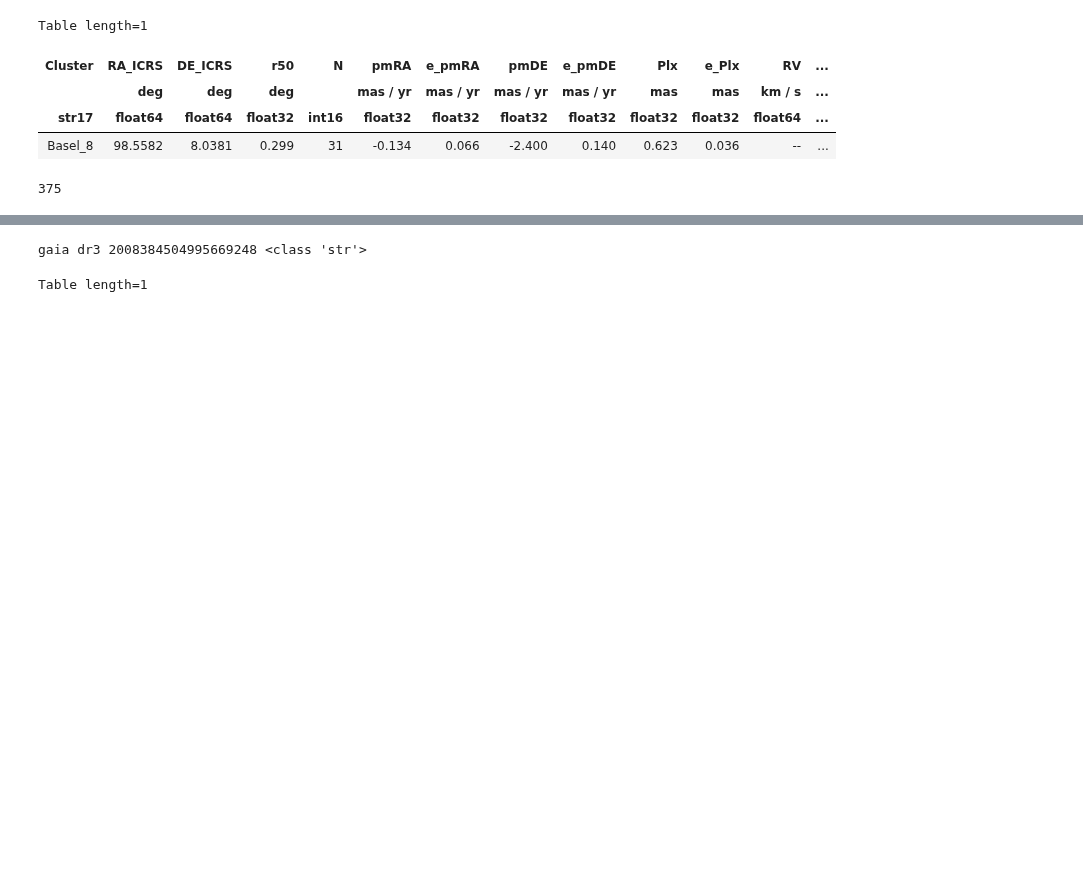
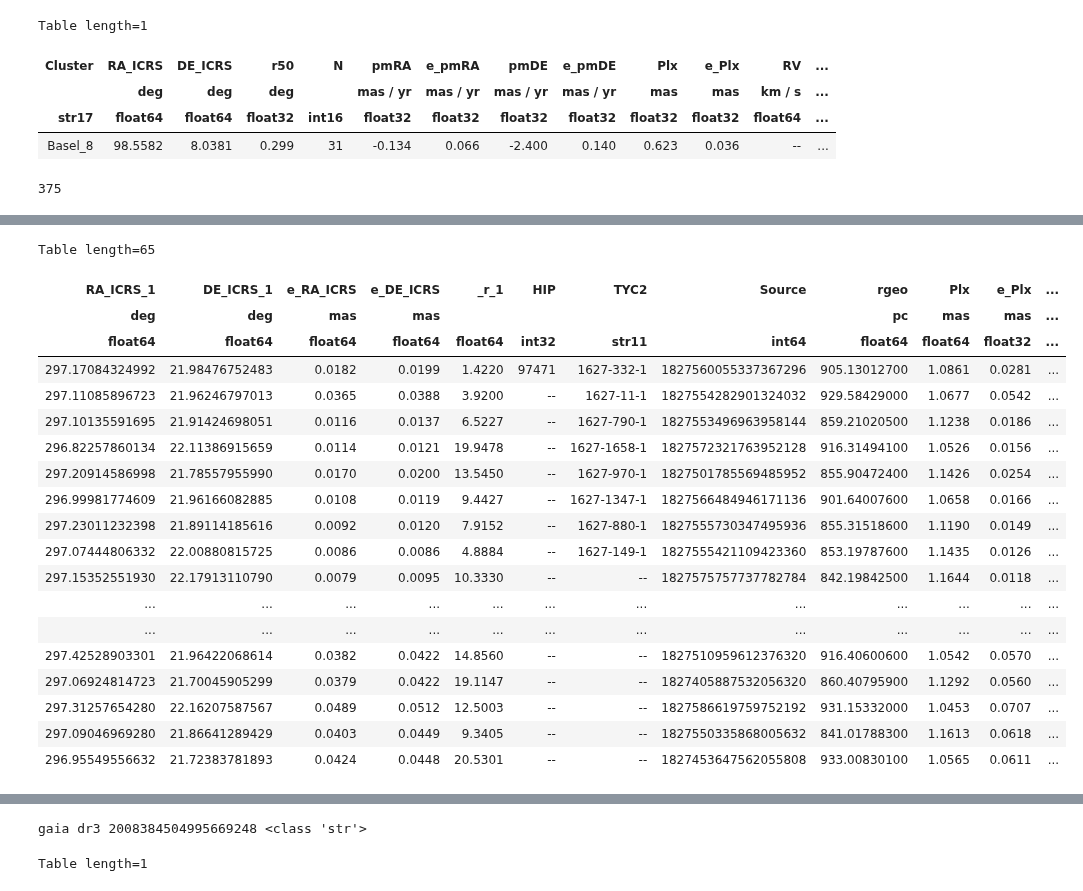
Before and after one commit to surodeep26/Runaway-Stars, a Jupyter notebook: v16.ipynb, the cells around one changed output, grey strips where cells are left out. Drawn from its saved outputs; the diff is of its cells as text; code cells hidden in the pictures; blank space fills up the shorter version.

```diff
--- a/v16.ipynb
+++ b/v16.ipynb
@@ -107,3 +81,26 @@ Table length=2
+# %%
+cl.kinematic_cluster
+# %% [output]
+Table length=65
+| RA_ICRS_1 | DE_ICRS_1 | e_RA_ICRS | e_DE_ICRS | _r_1 | HIP | TYC2 | Source | rgeo | Plx | e_Plx | ... |
+| deg | deg | mas | mas |  |  |  |  | pc | mas | mas | ... |
+| float64 | float64 | float64 | float64 | float64 | int32 | str11 | int64 | float64 | float64 | float32 | ... |
+| 297.17084324992 | 21.98476752483 | 0.0182 | 0.0199 | 1.4220 | 97471 | 1627-332-1 | 1827560055337367296 | 905.13012700 | 1.0861 | 0.0281 | ... |
+| 297.11085896723 | 21.96246797013 | 0.0365 | 0.0388 | 3.9200 | -- | 1627-11-1 | 1827554282901324032 | 929.58429000 | 1.0677 | 0.0542 | ... |
+| 297.10135591695 | 21.91424698051 | 0.0116 | 0.0137 | 6.5227 | -- | 1627-790-1 | 1827553496963958144 | 859.21020500 | 1.1238 | 0.0186 | ... |
+| 296.82257860134 | 22.11386915659 | 0.0114 | 0.0121 | 19.9478 | -- | 1627-1658-1 | 1827572321763952128 | 916.31494100 | 1.0526 | 0.0156 | ... |
+| 297.20914586998 | 21.78557955990 | 0.0170 | 0.0200 | 13.5450 | -- | 1627-970-1 | 1827501785569485952 | 855.90472400 | 1.1426 | 0.0254 | ... |
+| 296.99981774609 | 21.96166082885 | 0.0108 | 0.0119 | 9.4427 | -- | 1627-1347-1 | 1827566484946171136 | 901.64007600 | 1.0658 | 0.0166 | ... |
+| 297.23011232398 | 21.89114185616 | 0.0092 | 0.0120 | 7.9152 | -- | 1627-880-1 | 1827555730347495936 | 855.31518600 | 1.1190 | 0.0149 | ... |
+| 297.07444806332 | 22.00880815725 | 0.0086 | 0.0086 | 4.8884 | -- | 1627-149-1 | 1827555421109423360 | 853.19787600 | 1.1435 | 0.0126 | ... |
+| 297.15352551930 | 22.17913110790 | 0.0079 | 0.0095 | 10.3330 | -- | -- | 1827575757737782784 | 842.19842500 | 1.1644 | 0.0118 | ... |
+| ... | ... | ... | ... | ... | ... | ... | ... | ... | ... | ... | ... |
+| ... | ... | ... | ... | ... | ... | ... | ... | ... | ... | ... | ... |
+| 297.42528903301 | 21.96422068614 | 0.0382 | 0.0422 | 14.8560 | -- | -- | 1827510959612376320 | 916.40600600 | 1.0542 | 0.0570 | ... |
+| 297.06924814723 | 21.70045905299 | 0.0379 | 0.0422 | 19.1147 | -- | -- | 1827405887532056320 | 860.40795900 | 1.1292 | 0.0560 | ... |
+| 297.31257654280 | 22.16207587567 | 0.0489 | 0.0512 | 12.5003 | -- | -- | 1827586619759752192 | 931.15332000 | 1.0453 | 0.0707 | ... |
+| 297.09046969280 | 21.86641289429 | 0.0403 | 0.0449 | 9.3405 | -- | -- | 1827550335868005632 | 841.01788300 | 1.1613 | 0.0618 | ... |
+| 296.95549556632 | 21.72383781893 | 0.0424 | 0.0448 | 20.5301 | -- | -- | 1827453647562055808 | 933.00830100 | 1.0565 | 0.0611 | ... |
 # %%
 %run runaway_functionsv3
 %matplotlib qt
```
Also changed, not shown: parts of 7 cells of this notebook, 4 other files.
